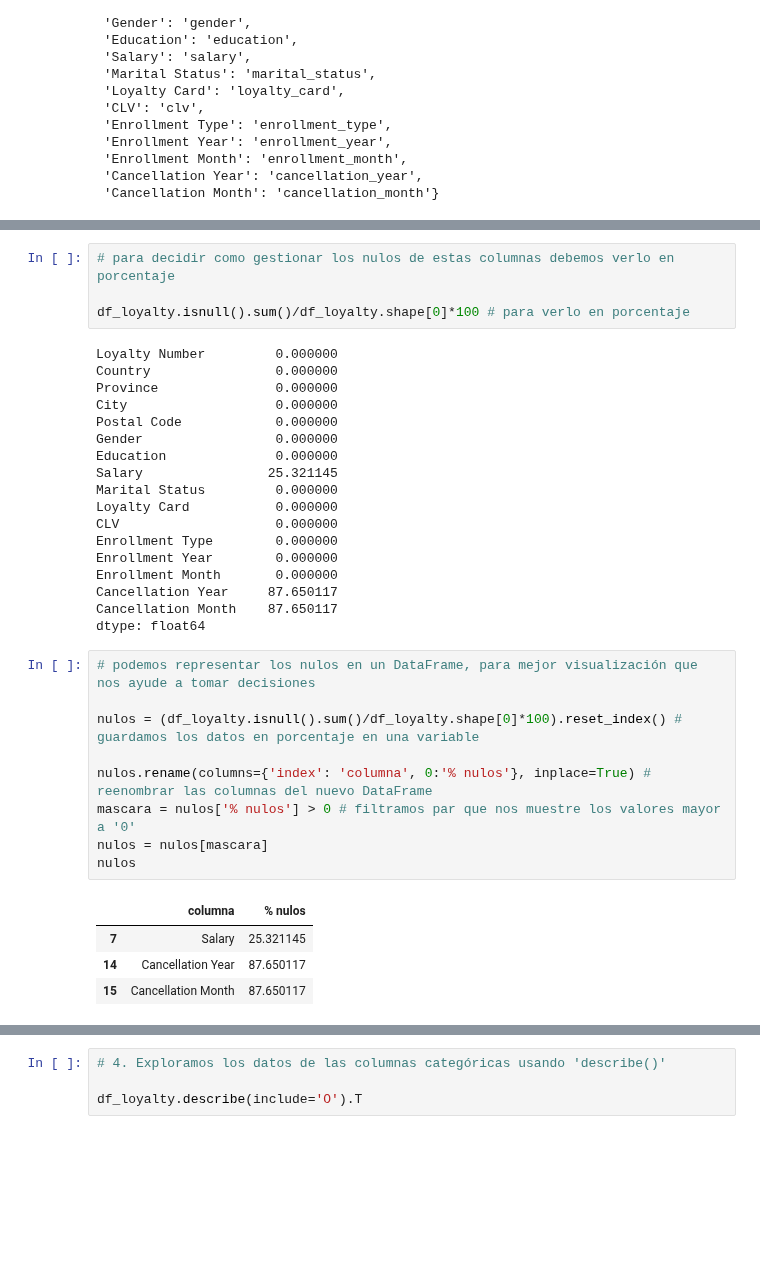
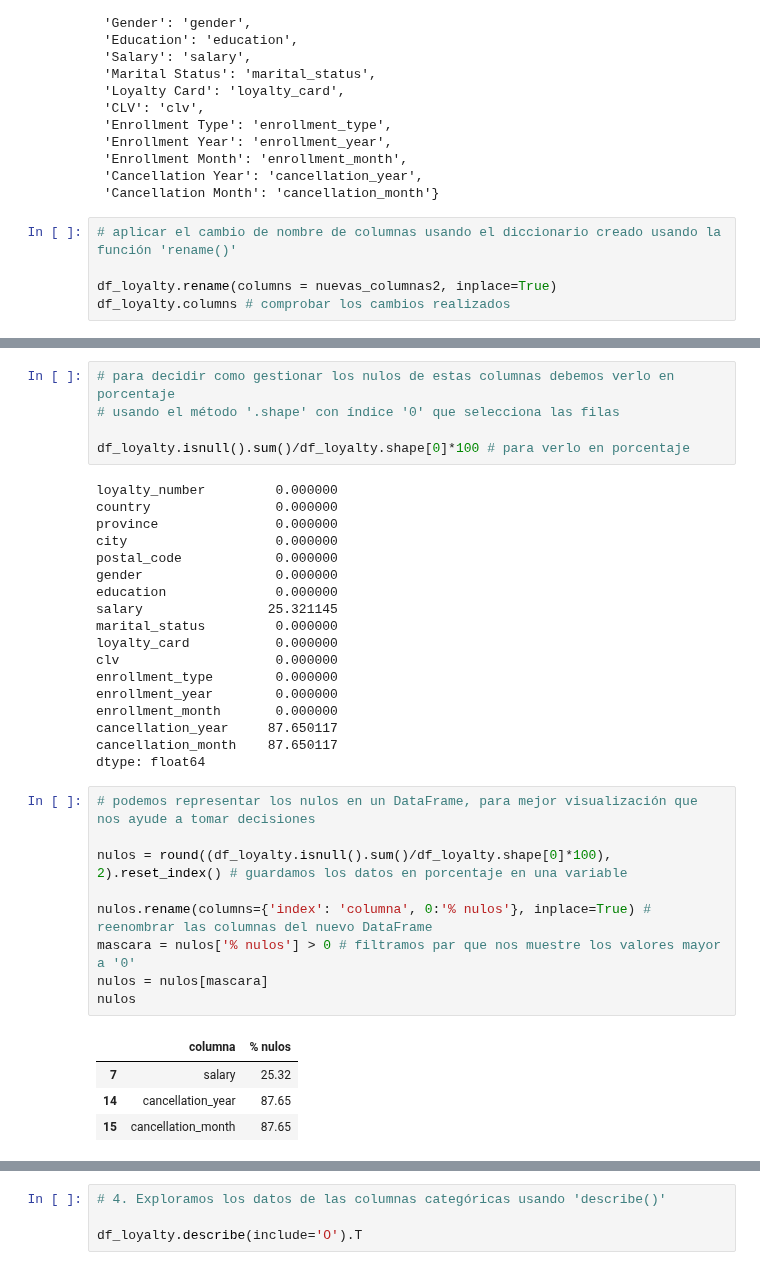
Before and after one commit to Adalab/bda-modulo-3-evaluacion-final-MarPastor, a Jupyter notebook: notebook/final_evaluation_mod3_marpastor.ipynb, the cells around one changed output, grey strips where cells are left out. Saved outputs shown, nothing was run; the diff lists cells and outputs as text; blank space fills up the shorter version.

```diff
--- a/notebook/final_evaluation_mod3_marpastor.ipynb
+++ b/notebook/final_evaluation_mod3_marpastor.ipynb
@@ -623,3 +624,8 @@ nuevas_columnas2 # imprime el diccionario con el nombre original y el nombre con
  'Enrollment Month': 'enrollment_month',
  'Cancellation Year': 'cancellation_year',
  'Cancellation Month': 'cancellation_month'}
+# %%
+# aplicar el cambio de nombre de columnas usando el diccionario creado usando la función 'rename()'
+
+df_loyalty.rename(columns = nuevas_columnas2, inplace=True)
+df_loyalty.columns # comprobar los cambios realizados
@@ -684,37 +700,38 @@ Cancellation Month    14670
 dtype: int64
 # %%
 # para decidir como gestionar los nulos de estas columnas debemos verlo en porcentaje
+# usando el método '.shape' con índice '0' que selecciona las filas
 
 df_loyalty.isnull().sum()/df_loyalty.shape[0]*100 # para verlo en porcentaje
 # %% [output]
-Loyalty Number         0.000000
-Country                0.000000
-Province               0.000000
-City                   0.000000
-Postal Code            0.000000
-Gender                 0.000000
-Education              0.000000
-Salary                25.321145
-Marital Status         0.000000
-Loyalty Card           0.000000
-CLV                    0.000000
-Enrollment Type        0.000000
-Enrollment Year        0.000000
-Enrollment Month       0.000000
-Cancellation Year     87.650117
-Cancellation Month    87.650117
+loyalty_number         0.000000
+country                0.000000
+province               0.000000
+city                   0.000000
+postal_code            0.000000
+gender                 0.000000
+education              0.000000
+salary                25.321145
+marital_status         0.000000
+loyalty_card           0.000000
+clv                    0.000000
+enrollment_type        0.000000
+enrollment_year        0.000000
+enrollment_month       0.000000
+cancellation_year     87.650117
+cancellation_month    87.650117
 dtype: float64
 # %%
 # podemos representar los nulos en un DataFrame, para mejor visualización que nos ayude a tomar decisiones
 
-nulos = (df_loyalty.isnull().sum()/df_loyalty.shape[0]*100).reset_index() # guardamos los datos en porcentaje en una variable
+nulos = round((df_loyalty.isnull().sum()/df_loyalty.shape[0]*100), 2).reset_index() # guardamos los datos en porcentaje en una variable
 
 nulos.rename(columns={'index': 'columna', 0:'% nulos'}, inplace=True) # reenombrar las columnas del nuevo DataFrame
 mascara = nulos['% nulos'] > 0 # filtramos par que nos muestre los valores mayor a '0'
 nulos = nulos[mascara]
 nulos
 # %% [output]
 |  | columna | % nulos |
-| 7 | Salary | 25.321145 |
-| 14 | Cancellation Year | 87.650117 |
-| 15 | Cancellation Month | 87.650117 |
+| 7 | salary | 25.32 |
+| 14 | cancellation_year | 87.65 |
+| 15 | cancellation_month | 87.65 |
```
Also changed, not shown: parts of 21 cells of this notebook.
